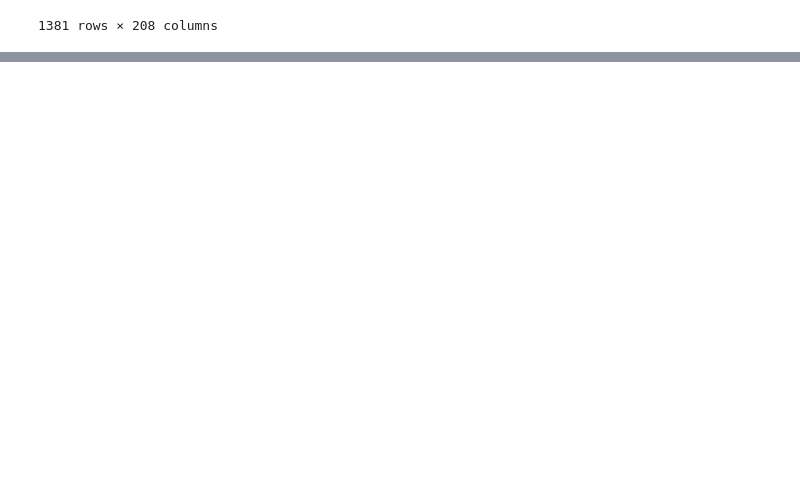
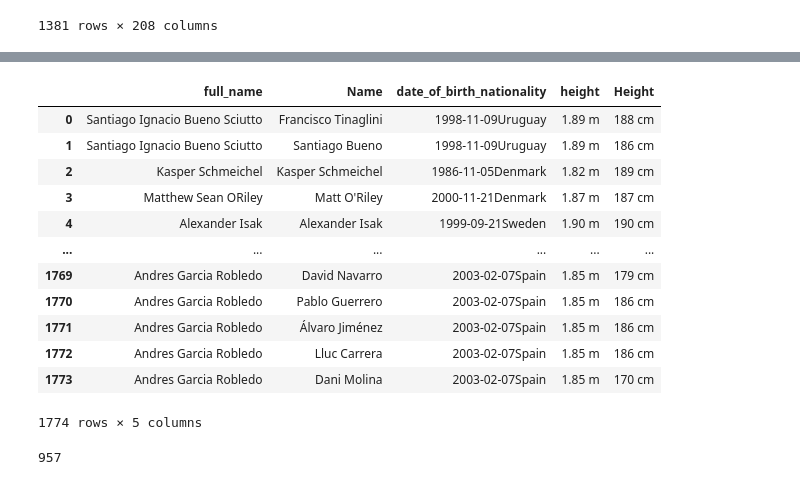
Before and after one commit to dave-mannion/football, a Jupyter notebook: eda.ipynb, the cells around one changed output, grey strips where cells are left out. Saved outputs shown, nothing was run; the diff lists cells and outputs as text; code cells hidden in the pictures; blank space fills up the shorter version.

```diff
--- a/eda.ipynb
+++ b/eda.ipynb
@@ -140,0 +384,20 @@ epl[fm23_cols]
+# %%
+merged[['full_name','Name','date_of_birth_nationality','height','Height']]
+# %% [output]
+|  | full_name | Name | date_of_birth_nationality | height | Height |
+| 0 | Santiago Ignacio Bueno Sciutto | Francisco Tinaglini | 1998-11-09Uruguay | 1.89 m | 188 cm |
+| 1 | Santiago Ignacio Bueno Sciutto | Santiago Bueno | 1998-11-09Uruguay | 1.89 m | 186 cm |
+| 2 | Kasper Schmeichel | Kasper Schmeichel | 1986-11-05Denmark | 1.82 m | 189 cm |
+| 3 | Matthew Sean ORiley | Matt O'Riley | 2000-11-21Denmark | 1.87 m | 187 cm |
+| 4 | Alexander Isak | Alexander Isak | 1999-09-21Sweden | 1.90 m | 190 cm |
+| ... | ... | ... | ... | ... | ... |
+| 1769 | Andres Garcia Robledo | David Navarro | 2003-02-07Spain | 1.85 m | 179 cm |
+| 1770 | Andres Garcia Robledo | Pablo Guerrero | 2003-02-07Spain | 1.85 m | 186 cm |
+| 1771 | Andres Garcia Robledo | Álvaro Jiménez | 2003-02-07Spain | 1.85 m | 186 cm |
+| 1772 | Andres Garcia Robledo | Lluc Carrera | 2003-02-07Spain | 1.85 m | 186 cm |
+| 1773 | Andres Garcia Robledo | Dani Molina | 2003-02-07Spain | 1.85 m | 170 cm |
+1774 rows × 5 columns
+# %%
+merged['full_name'].nunique()
+# %% [output]
+957
```
Also changed, not shown: parts of 14 cells of this notebook.
